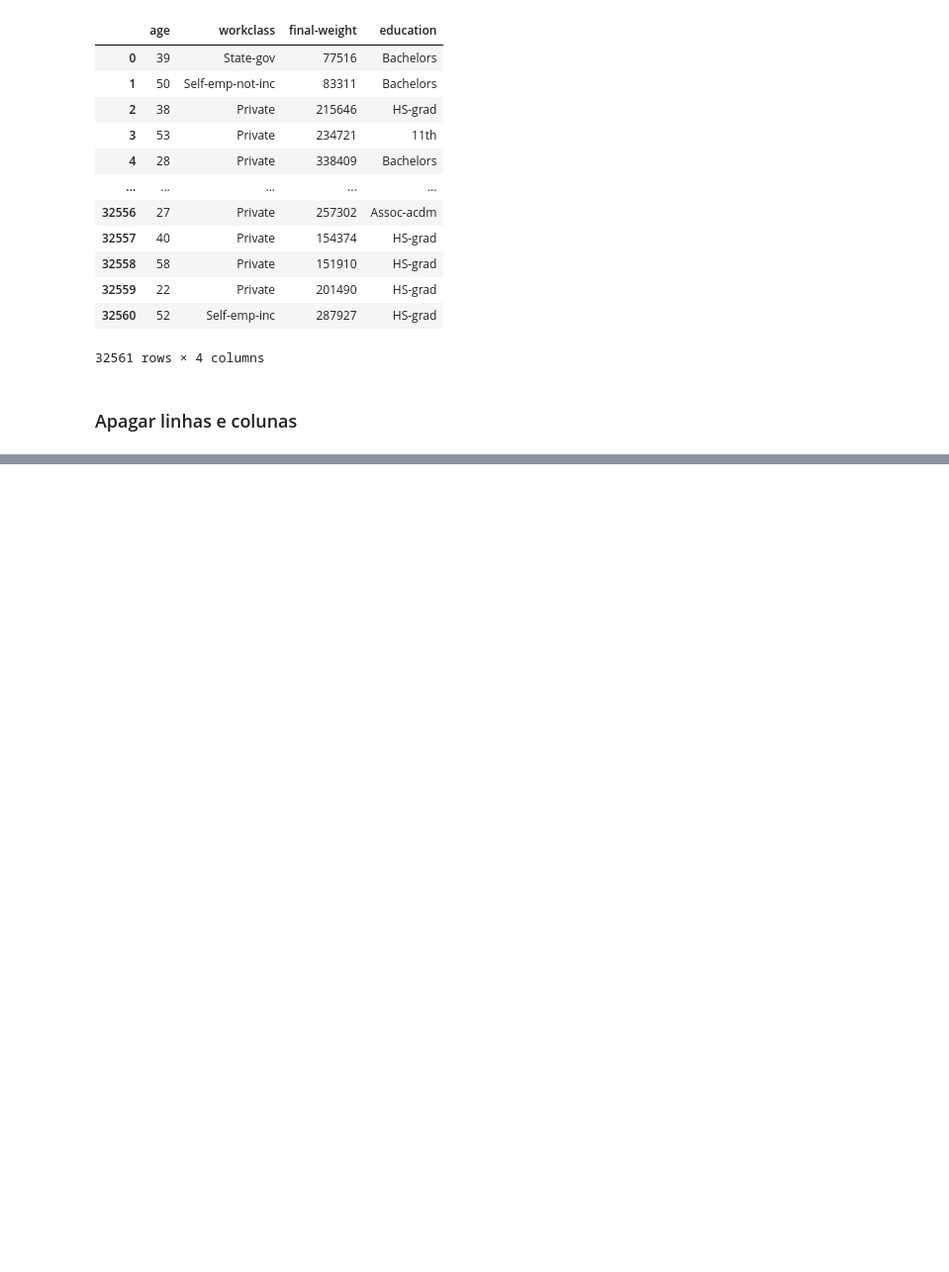
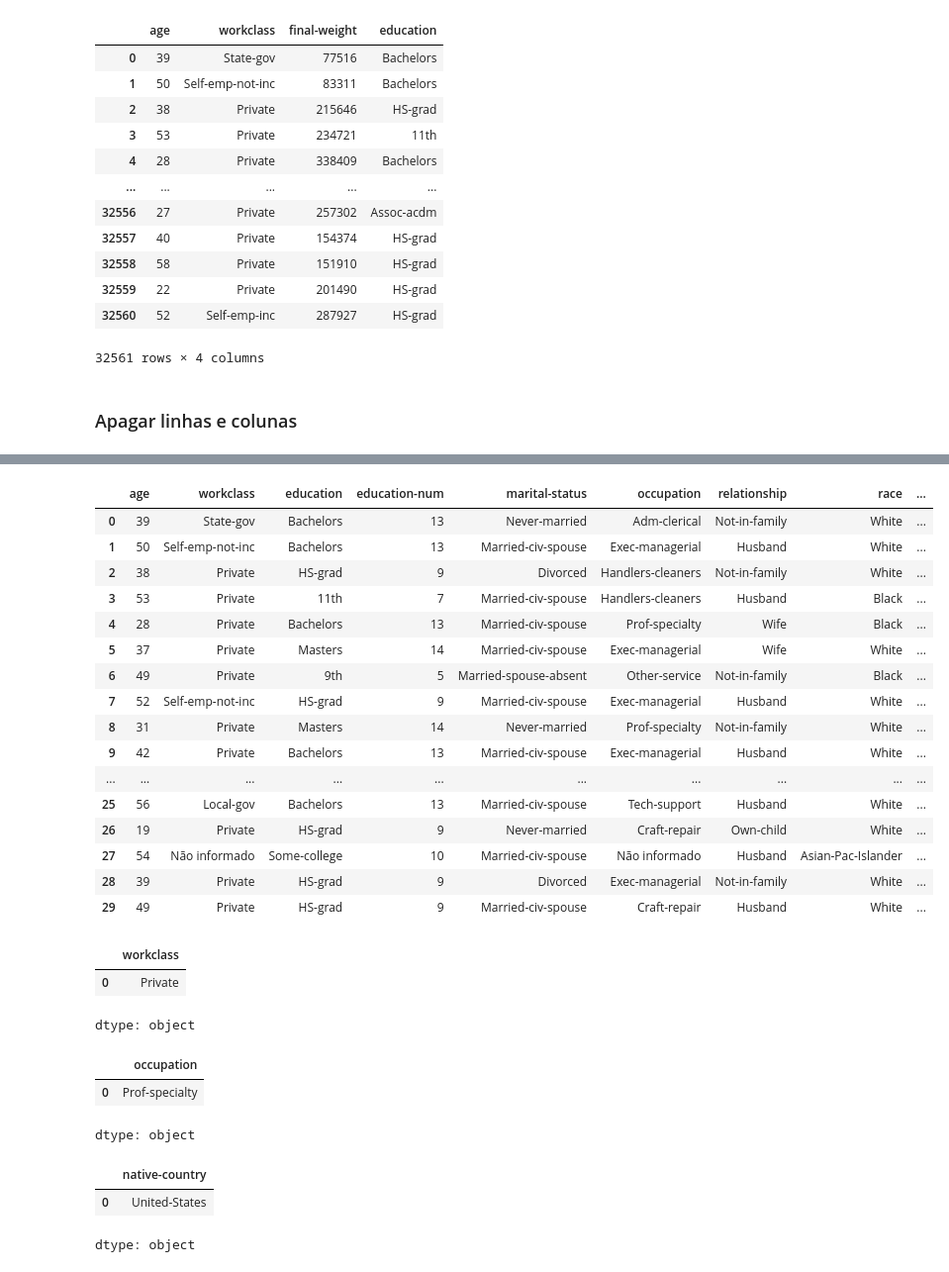
Before and after one commit to DanRelief/DanRelief, a Jupyter notebook: Pandas.ipynb, the cells around one changed output, grey strips where cells are left out. Shown at 99% size. Cells and saved outputs as stored; diff of their text form; code cells hidden in the pictures; blank space fills up the shorter version.

```diff
--- a/Pandas.ipynb
+++ b/Pandas.ipynb
@@ -1556,0 +1583,4 @@ dataset.drop("education") #referenciando qual linha eu quero apagar
+# %%
+dataset.drop([0], axis= 0, inplace= True) #apagando a primeira linha de forma definitiva
+# %%
+dataset.reset_index(drop= True, inplace = True) #resetando os índices (atualizando após ter apagado a linha)
@@ -1556,0 +1658,8 @@ dataset.drop("education") #referenciando qual linha eu quero apagar
+# %%
+colunas_categoricas = ['workclass', 'education', 'marital-status', 'occupation', 'relationship', 'race', 'sex', 'native-country', 'income']
+
+for coluna in colunas_categoricas:
+  #print(coluna)
+  tem_interrogacao= dataset[coluna].str.contains("\?").any() #percorrendo todas as colunas
+  if tem_interrogacao:
+    print(f"na coluna ' {coluna} 'tem interrogacao '?' ")
@@ -1556,0 +1670,3 @@ dataset.drop("education") #referenciando qual linha eu quero apagar
+# %%
+for coluna in colunas_categoricas:
+  dataset[coluna] = dataset[coluna].replace(' ?', np.nan) #substituir toda interrogação por nan
@@ -1556,0 +1692,38 @@ dataset.drop("education") #referenciando qual linha eu quero apagar
+# %%
+dataset.fillna("Não informado").iloc[0:30] #colocar 'não informado' no lugar de 0
+# %% [output]
+|  | age | workclass | education | education-num | marital-status | occupation | relationship | race | ... |
+| 0 | 39 | State-gov | Bachelors | 13 | Never-married | Adm-clerical | Not-in-family | White | ... |
+| 1 | 50 | Self-emp-not-inc | Bachelors | 13 | Married-civ-spouse | Exec-managerial | Husband | White | ... |
+| 2 | 38 | Private | HS-grad | 9 | Divorced | Handlers-cleaners | Not-in-family | White | ... |
+| 3 | 53 | Private | 11th | 7 | Married-civ-spouse | Handlers-cleaners | Husband | Black | ... |
+| 4 | 28 | Private | Bachelors | 13 | Married-civ-spouse | Prof-specialty | Wife | Black | ... |
+| 5 | 37 | Private | Masters | 14 | Married-civ-spouse | Exec-managerial | Wife | White | ... |
+| 6 | 49 | Private | 9th | 5 | Married-spouse-absent | Other-service | Not-in-family | Black | ... |
+| 7 | 52 | Self-emp-not-inc | HS-grad | 9 | Married-civ-spouse | Exec-managerial | Husband | White | ... |
+| 8 | 31 | Private | Masters | 14 | Never-married | Prof-specialty | Not-in-family | White | ... |
+| 9 | 42 | Private | Bachelors | 13 | Married-civ-spouse | Exec-managerial | Husband | White | ... |
+| ... | ... | ... | ... | ... | ... | ... | ... | ... | ... |
+| 25 | 56 | Local-gov | Bachelors | 13 | Married-civ-spouse | Tech-support | Husband | White | ... |
+| 26 | 19 | Private | HS-grad | 9 | Never-married | Craft-repair | Own-child | White | ... |
+| 27 | 54 | Não informado | Some-college | 10 | Married-civ-spouse | Não informado | Husband | Asian-Pac-Islander | ... |
+| 28 | 39 | Private | HS-grad | 9 | Divorced | Exec-managerial | Not-in-family | White | ... |
+| 29 | 49 | Private | HS-grad | 9 | Married-civ-spouse | Craft-repair | Husband | White | ... |
+# %%
+dataset["workclass"].mode() #retorna o valor mais frequente
+# %% [output]
+|  | workclass |
+| 0 | Private |
+dtype: object
+# %%
+dataset["occupation"].mode() #retorna o valor mais frequente
+# %% [output]
+|  | occupation |
+| 0 | Prof-specialty |
+dtype: object
+# %%
+dataset["native-country"].mode() #retorna o valor mais frequente
+# %% [output]
+|  | native-country |
+| 0 | United-States |
+dtype: object
```
Also changed, not shown: parts of 31 cells of this notebook.
